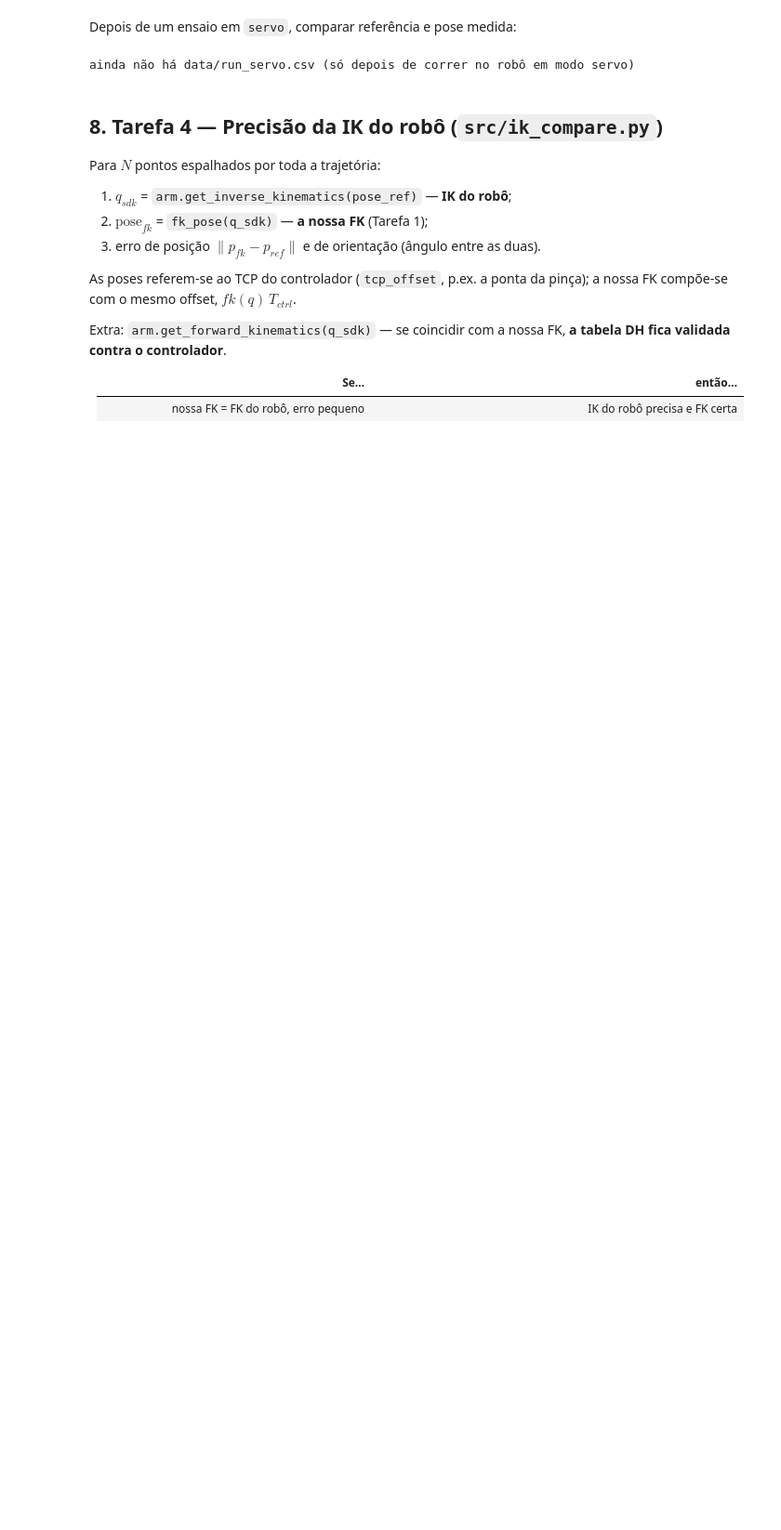
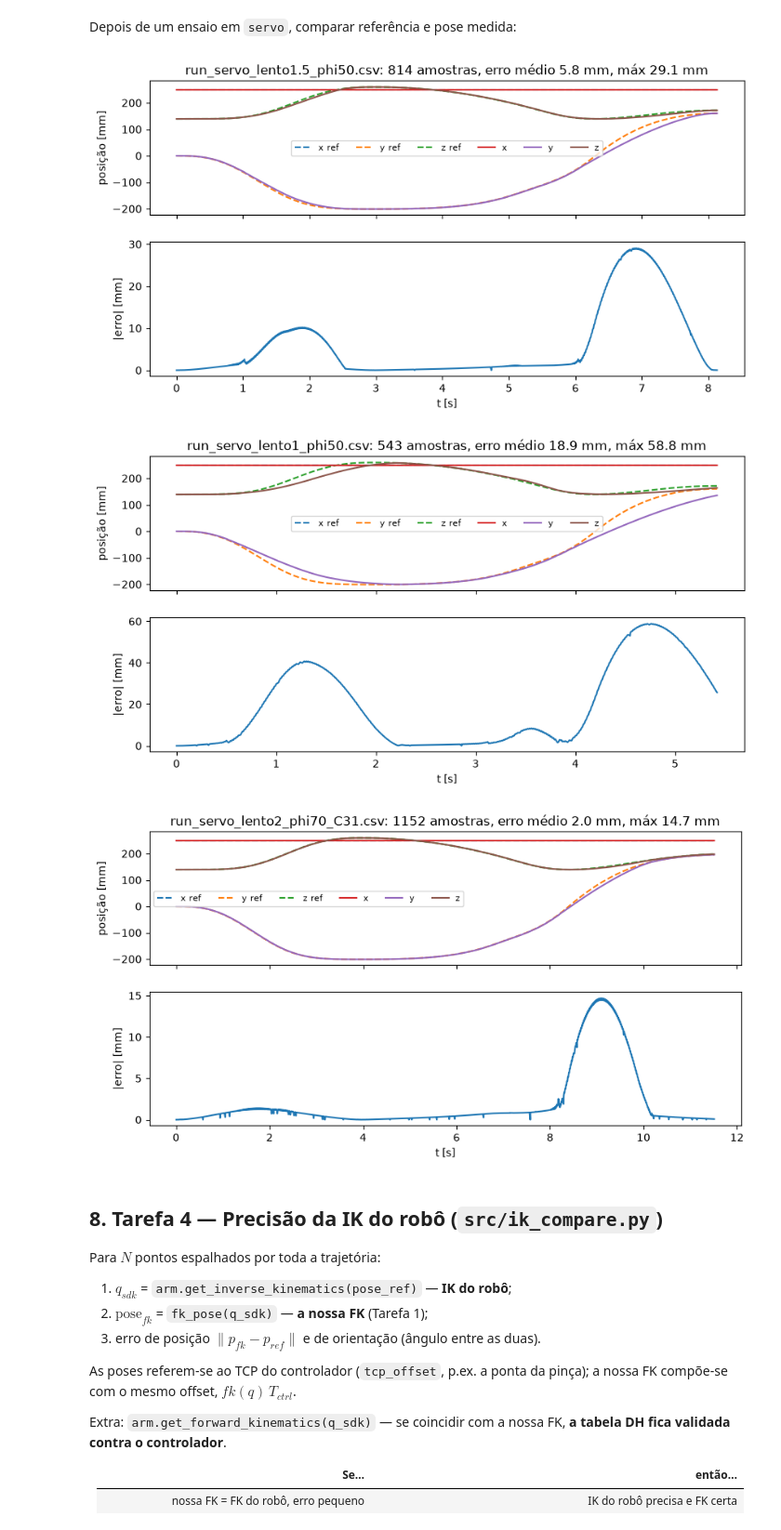
Before and after one commit to Zurcaf/Robotica26, a Jupyter notebook: Lab2/lab2.ipynb, the cells around one changed output. Shown at 93% size. Drawn from its saved outputs; the diff is of its cells as text; code cells hidden in the pictures; blank space fills up the shorter version.

```diff
--- a/Lab2/lab2.ipynb
+++ b/Lab2/lab2.ipynb
@@ -601,19 +608,20 @@ ENSAIO — nada foi enviado ao robô.
 # %% [markdown]
 Depois de um ensaio em `servo`, comparar referência e pose medida:
 # %%
-csv = os.path.join("data", "run_servo.csv")
-if os.path.exists(csv):
+import glob
+for csv in sorted(glob.glob(os.path.join("data", "run_servo_*.csv"))):
     d = np.loadtxt(csv, delimiter=",")
     err = np.linalg.norm(d[:, 7:10] - d[:, 1:4], axis=1)
     fig, ax = plt.subplots(2, 1, figsize=(10, 5), sharex=True)
     ax[0].plot(d[:, 0], d[:, 1:4], "--"); ax[0].plot(d[:, 0], d[:, 7:10])
     ax[0].set_ylabel("posição [mm]"); ax[0].legend(["x ref", "y ref", "z ref", "x", "y", "z"], ncol=6, fontsize=8)
     ax[1].plot(d[:, 0], err); ax[1].set_ylabel("|erro| [mm]"); ax[1].set_xlabel("t [s]")
+    ax[0].set_title(f"{os.path.basename(csv)}: {len(d)} amostras, erro médio {err.mean():.1f} mm, máx {err.max():.1f} mm")
     plt.show()
-else:
-    print("ainda não há data/run_servo.csv (só depois de correr no robô em modo servo)")
 # %% [output]
-ainda não há data/run_servo.csv (só depois de correr no robô em modo servo)
+[figure, added]
+[figure, added]
+[figure, added]
 # %% [markdown]
 ## 8. Tarefa 4 — Precisão da IK do robô (`src/ik_compare.py`)
 
```
Also changed, not shown: parts of 13 cells of this notebook, 21 other files.
